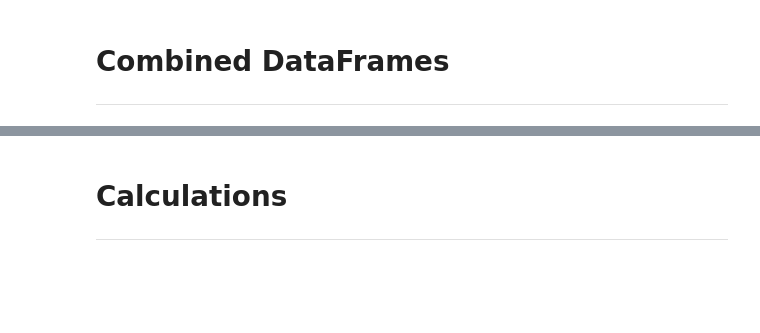
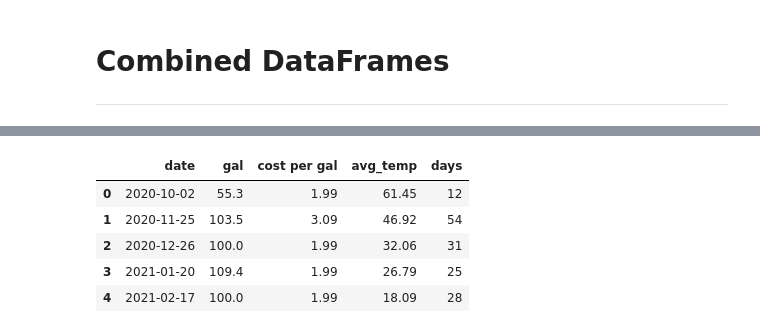
Before and after one commit to encodingintuition/personal_energy_usage, a Jupyter notebook: code/01-EDA-PEU.ipynb, the cells around one changed output, grey strips where cells are left out. Drawn from its saved outputs; the diff is of its cells as text; code cells hidden in the pictures; blank space fills up the shorter version.

Commit message:
date counters

```diff
--- a/code/01-EDA-PEU.ipynb
+++ b/code/01-EDA-PEU.ipynb
@@ -335,3 +340,6 @@ plt.xticks(rotation = 45);
 # %% [markdown]
 # Combined DataFrames
 <hr/>
+# %%
+df = propane_df.drop(['invoice','cost','Environmental Compliance Fee',], axis = 1).copy()
+df
@@ -338,33 +364,32 @@ plt.xticks(rotation = 45);
+# %%
+#
+avg_temp_list = [initial_temp_reading]
+n_days = [12]
 # %%
-# creates temperture mean for time period inbetween propaine_df dates
+# var for loop
 
-
-propane_df['date']
-
-# initial temperature reading
-initial_temp_reading = round( temp_df.loc[
-                            (propane_df['date'][0] - pd.Timedelta(weeks=4)): (propane_df['date'][0] - pd.Timedelta(days=1))
-                        ]['ts'].mean(),2 )
-
-avg_temp_list = [initial_temp_reading]
-
-# var for loop
-end_of_range = len( propane_df['date'] ) -1
+end_of_range = len( df['date'] ) -1
 for n in range(0, end_of_range  ):
 
     if n_date >= 10:
         break
 
+
     # assigns start date
-    date_start = propane_df['date'][n]
+    date_start = df['date'][n]
     # assigns end date
-    date_end = propane_df['date'][n + 1]
+    date_end = df['date'][n + 1]
+
+
+    # n of days between [date_start to date_end]
+    n_days.append( int(str( date_end - date_start ).split(' ')[0]) )
+
+
     # slices datetime and Calcualtes MEAN for 'ts'
     avg_temp_list.append( round( temp_df.loc[ date_start: (date_end - pd.Timedelta(days=1)) ]['ts'].mean(),2 ) )
+    # print TEMP for debuging
     temp = temp_df.loc[ date_start: (date_end - pd.Timedelta(days=1)) ]['ts'].mean()
-
-
-    # print for debug
     print(f'number {n},  date {date_start} to {date_end} Temp Mean {temp}.')
+    print()
 # %% [output]
 number 0,  date 2020-10-02 00:00:00 to 2020-11-25 00:00:00 Temp Mean 46.916999999999994.
@@ -389,3 +407,0 @@ propane_df
-# %% [markdown]
-# Calculations
-<hr/>
@@ -398,0 +408,13 @@ propane_df
+# %%
+# join .mean columns
+
+df['avg_temp'] = np.array(temp_average)
+df['days'] = np.array(n_days)
+df
+# %% [output]
+|  | date | gal | cost per gal | avg_temp | days |
+| 0 | 2020-10-02 | 55.3 | 1.99 | 61.45 | 12 |
+| 1 | 2020-11-25 | 103.5 | 3.09 | 46.92 | 54 |
+| 2 | 2020-12-26 | 100.0 | 1.99 | 32.06 | 31 |
+| 3 | 2021-01-20 | 109.4 | 1.99 | 26.79 | 25 |
+| 4 | 2021-02-17 | 100.0 | 1.99 | 18.09 | 28 |
```
Also changed, not shown: parts of 19 cells of this notebook, 3 other files.
